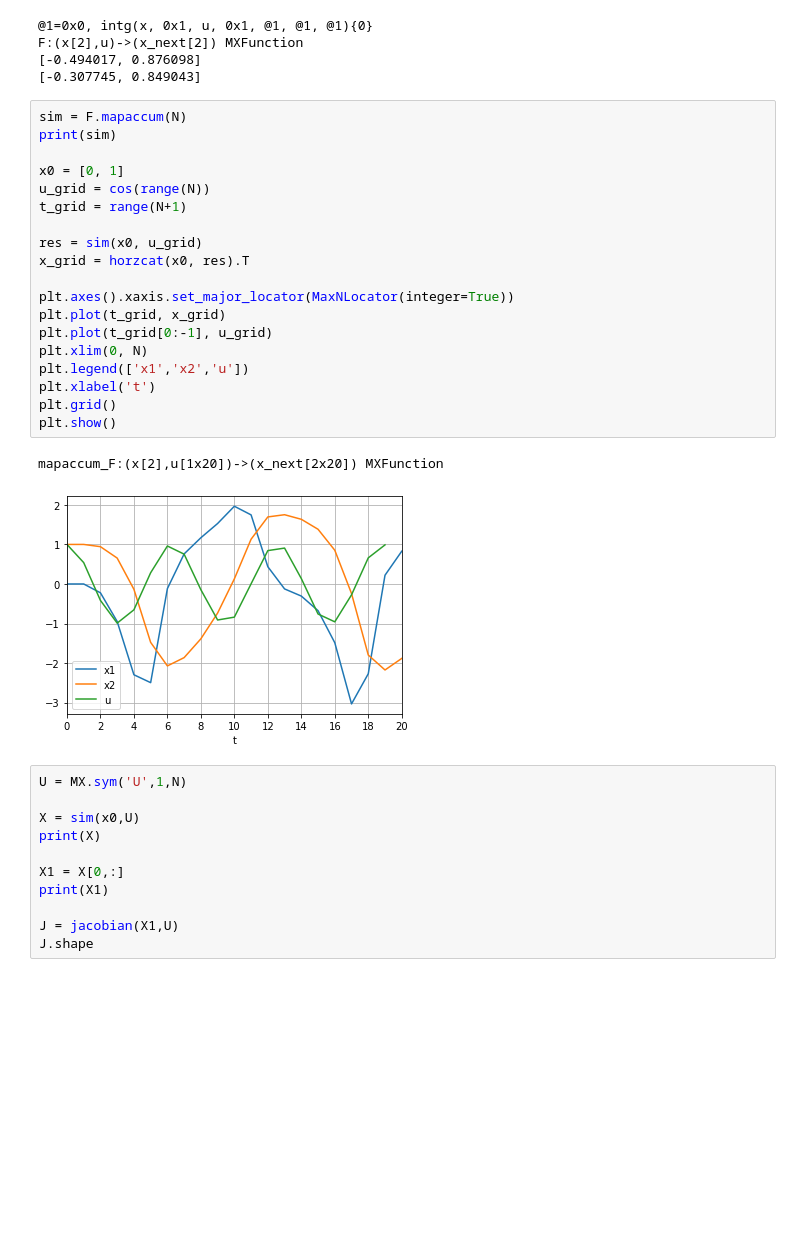
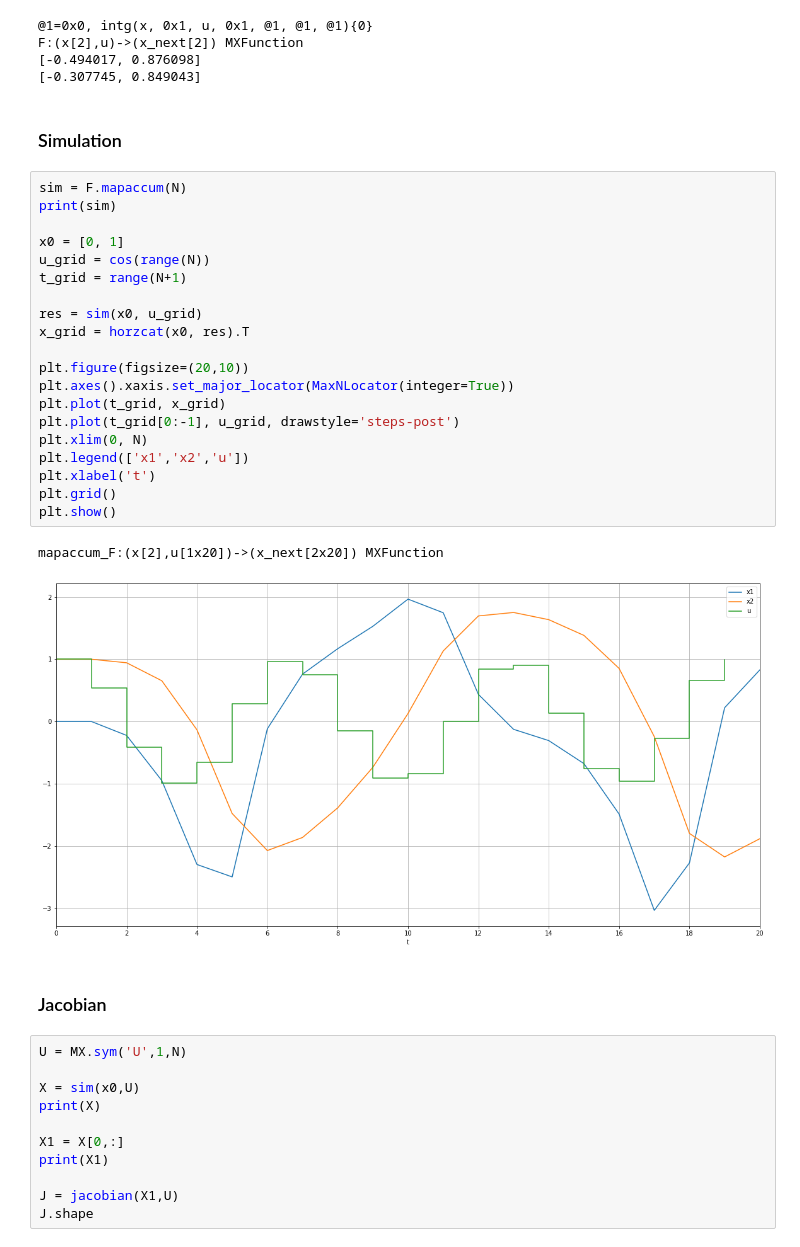
Before and after one commit to GuiBeal-Academy/MPC-COVID-19, a Jupyter notebook: casadi.ipynb, the cells around one changed output. Drawn from its saved outputs; the diff is of its cells as text; blank space fills up the shorter version.

```diff
--- a/casadi.ipynb
+++ b/casadi.ipynb
@@ -60,28 +64,33 @@ print(F([0.1, 0.9], 0.1))
 F:(x[2],u)->(x_next[2]) MXFunction
 [-0.494017, 0.876098]
 [-0.307745, 0.849043]
+# %% [markdown]
+### Simulation
 # %%
 sim = F.mapaccum(N)
 print(sim)
 
 x0 = [0, 1]
 u_grid = cos(range(N))
 t_grid = range(N+1)
 
 res = sim(x0, u_grid)
 x_grid = horzcat(x0, res).T
 
+plt.figure(figsize=(20,10))
 plt.axes().xaxis.set_major_locator(MaxNLocator(integer=True))
 plt.plot(t_grid, x_grid)
-plt.plot(t_grid[0:-1], u_grid)
+plt.plot(t_grid[0:-1], u_grid, drawstyle='steps-post')
 plt.xlim(0, N)
 plt.legend(['x1','x2','u'])
 plt.xlabel('t')
 plt.grid()
 plt.show()
 # %% [output]
 mapaccum_F:(x[2],u[1x20])->(x_next[2x20]) MXFunction
-[figure, old version]
+[figure, new version]
+# %% [markdown]
+### Jacobian
 # %%
 U = MX.sym('U',1,N)
 
```
Also changed, not shown: parts of 9 cells of this notebook.
